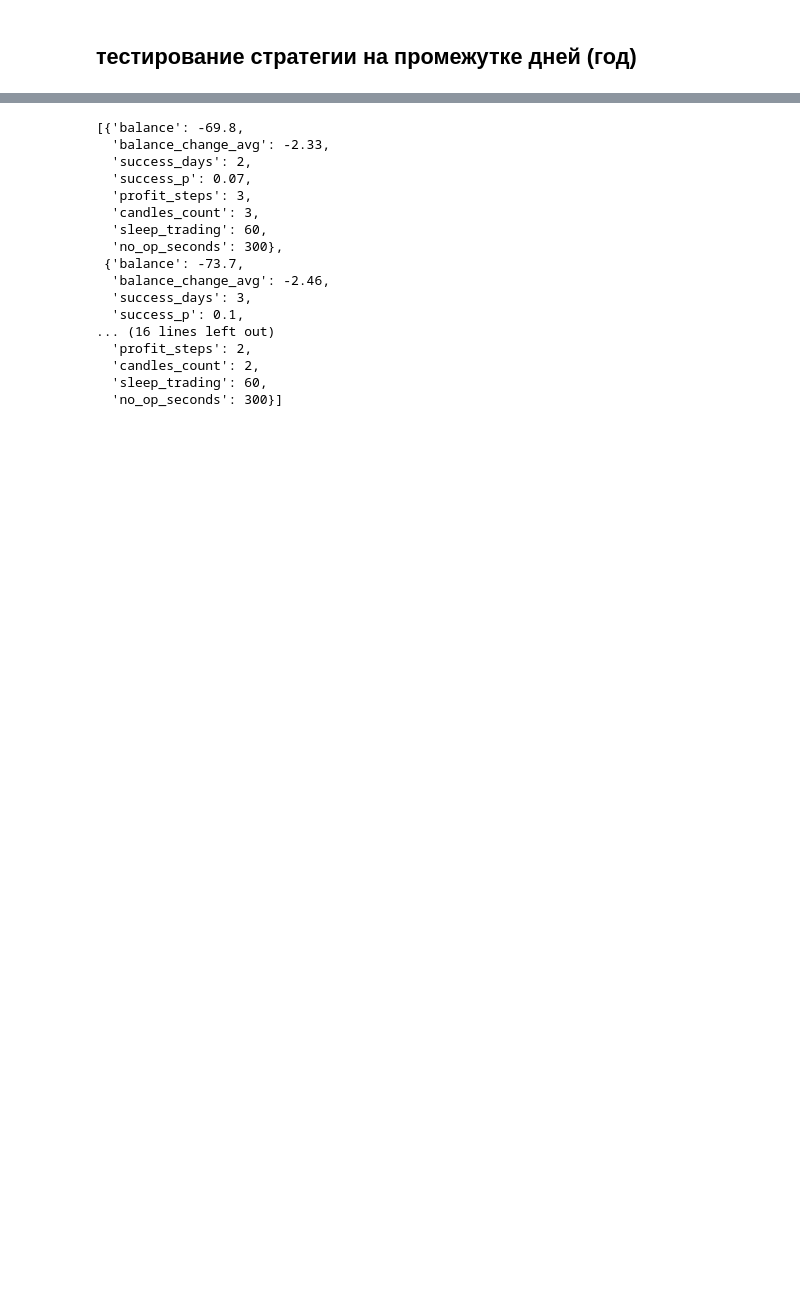
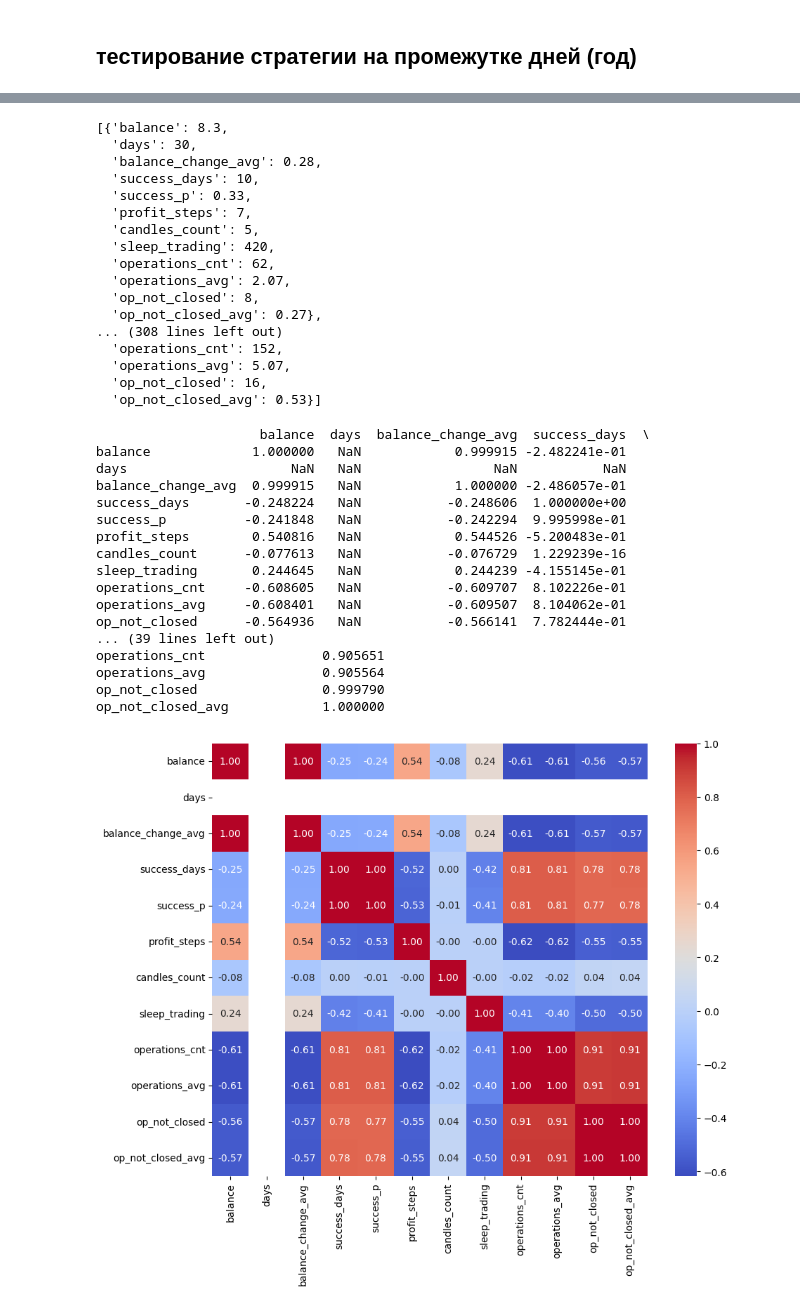
Before and after one commit to sapozhkov/fin, a Jupyter notebook: t_candles_year.ipynb, the cells around one changed output, grey strips where cells are left out. Drawn from its saved outputs; the diff is of its cells as text; code cells hidden in the pictures; blank space fills up the shorter version.

Commit message:
#27 доработка вывода результатов тестов, добавлена корреляция

```diff
--- a/t_candles_year.ipynb
+++ b/t_candles_year.ipynb
@@ -195,20 +211,63 @@ for item in sorted_results:
 # %%
-sorted_results
+sorted_results_archive = sorted_results
+
+sorted_results_archive
 # %% [output]
-[{'balance': -69.8,
-  'balance_change_avg': -2.33,
-  'success_days': 2,
-  'success_p': 0.07,
-  'profit_steps': 3,
-  'candles_count': 3,
-  'sleep_trading': 60,
-  'no_op_seconds': 300},
- {'balance': -73.7,
-  'balance_change_avg': -2.46,
-  'success_days': 3,
-  'success_p': 0.1,
-... (16 lines left out)
-  'profit_steps': 2,
-  'candles_count': 2,
-  'sleep_trading': 60,
-  'no_op_seconds': 300}]
+[{'balance': 8.3,
+  'days': 30,
+  'balance_change_avg': 0.28,
+  'success_days': 10,
+  'success_p': 0.33,
+  'profit_steps': 7,
+  'candles_count': 5,
+  'sleep_trading': 420,
+  'operations_cnt': 62,
+  'operations_avg': 2.07,
+  'op_not_closed': 8,
+  'op_not_closed_avg': 0.27},
+... (308 lines left out)
+  'operations_cnt': 152,
+  'operations_avg': 5.07,
+  'op_not_closed': 16,
+  'op_not_closed_avg': 0.53}]
+# %%
+import pandas as pd
+
+# Предположим, что data - это ваш список объектов
+data = sorted_results
+
+# Преобразование списка словарей в DataFrame
+df = pd.DataFrame(data)
+
+# Вычисление таблицы корреляции
+correlation_matrix = df.corr()
+
+# Вывод таблицы корреляции
+print(correlation_matrix)
+
+# Для более наглядного отображения можно использовать seaborn
+import seaborn as sns
+import matplotlib.pyplot as plt
+
+plt.figure(figsize=(10, 8))
+sns.heatmap(correlation_matrix, annot=True, cmap='coolwarm', fmt=".2f")
+plt.show()
+# %% [output]
+                     balance  days  balance_change_avg  success_days  \
+balance             1.000000   NaN            0.999915 -2.482241e-01
+days                     NaN   NaN                 NaN           NaN
+balance_change_avg  0.999915   NaN            1.000000 -2.486057e-01
+success_days       -0.248224   NaN           -0.248606  1.000000e+00
+success_p          -0.241848   NaN           -0.242294  9.995998e-01
+profit_steps        0.540816   NaN            0.544526 -5.200483e-01
+candles_count      -0.077613   NaN           -0.076729  1.229239e-16
+sleep_trading       0.244645   NaN            0.244239 -4.155145e-01
+operations_cnt     -0.608605   NaN           -0.609707  8.102226e-01
+operations_avg     -0.608401   NaN           -0.609507  8.104062e-01
+op_not_closed      -0.564936   NaN           -0.566141  7.782444e-01
+... (39 lines left out)
+operations_cnt               0.905651
+operations_avg               0.905564
+op_not_closed                0.999790
+op_not_closed_avg            1.000000
+[figure, added]
```
Also changed, not shown: parts of 2 cells of this notebook, 1 other file.
